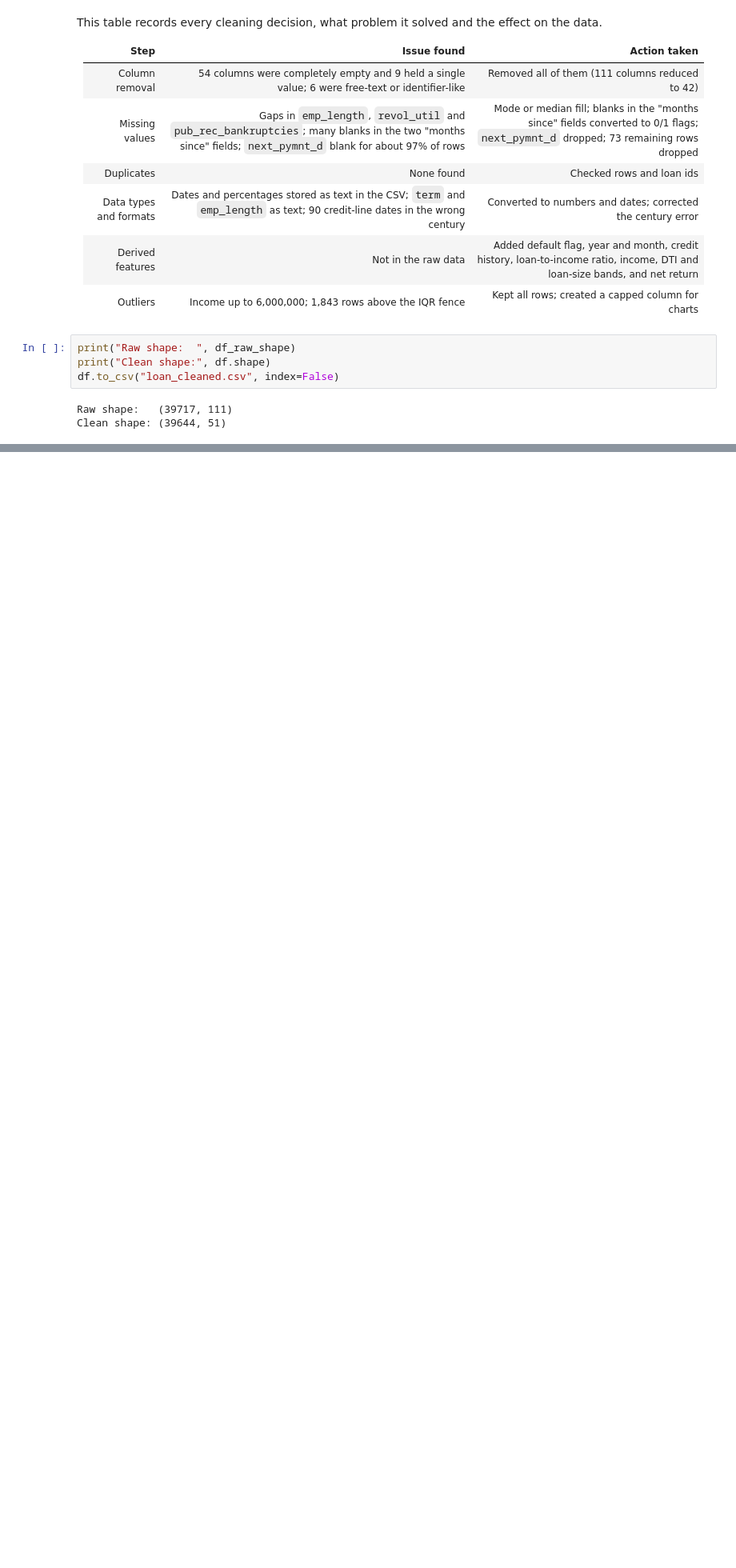
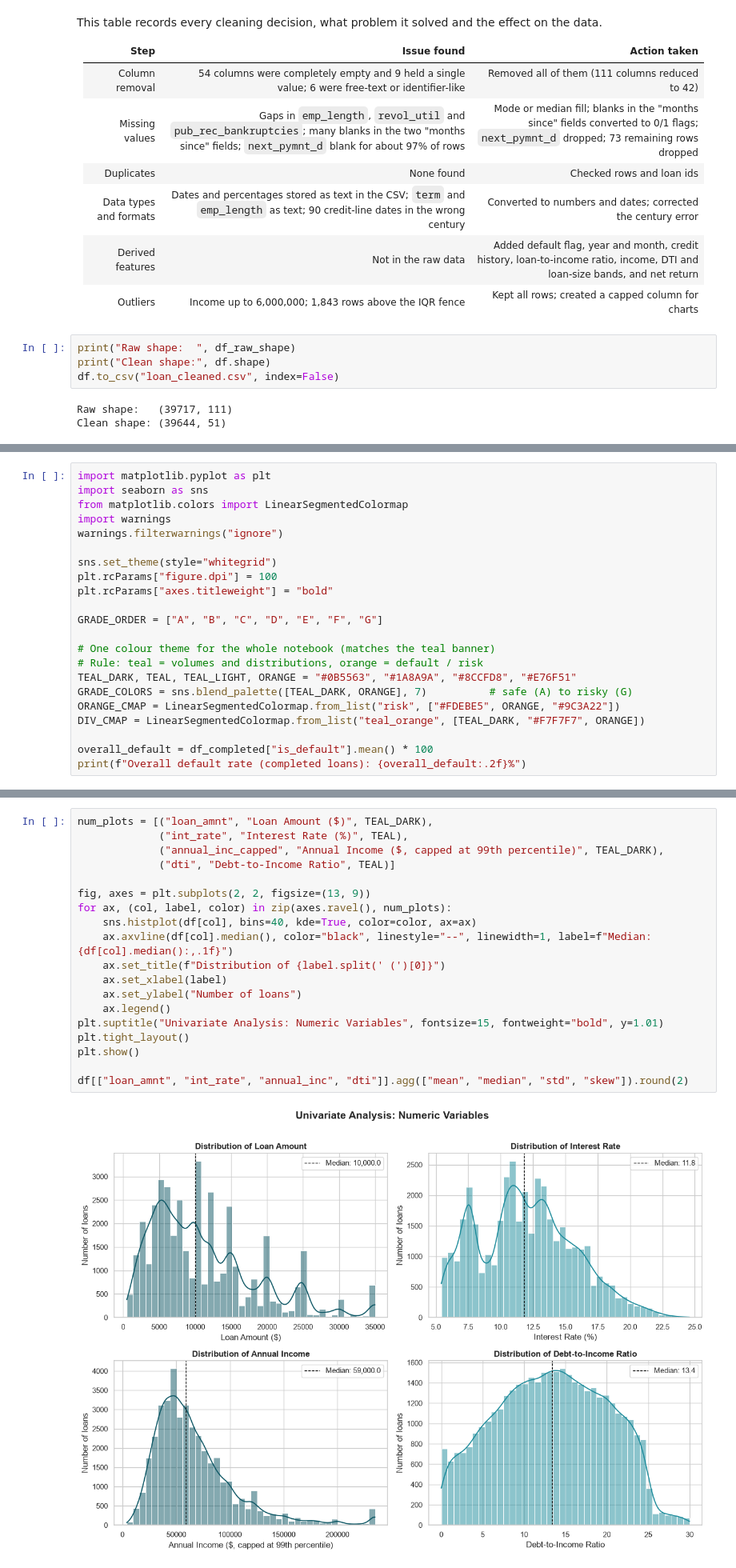
Before and after one commit to deenujoy/Bank-Loan-Default-Risk-Analysis, a Jupyter notebook: Bank-Loan-Default-Risk-Analysis_Cleaned.ipynb, the cells around one changed output, grey strips where cells are left out. Shown at 80% size. Saved outputs shown, nothing was run; the diff lists cells and outputs as text; blank space fills up the shorter version.

```diff
--- a/Bank-Loan-Default-Risk-Analysis_Cleaned.ipynb
+++ b/Bank-Loan-Default-Risk-Analysis_Cleaned.ipynb
@@ -474,0 +496,22 @@ Clean shape: (39644, 51)
+# %%
+import matplotlib.pyplot as plt
+import seaborn as sns
+from matplotlib.colors import LinearSegmentedColormap
+import warnings
+warnings.filterwarnings("ignore")
+
+sns.set_theme(style="whitegrid")
+plt.rcParams["figure.dpi"] = 100
+plt.rcParams["axes.titleweight"] = "bold"
+
+GRADE_ORDER = ["A", "B", "C", "D", "E", "F", "G"]
+
+# One colour theme for the whole notebook (matches the teal banner)
+# Rule: teal = volumes and distributions, orange = default / risk
+TEAL_DARK, TEAL, TEAL_LIGHT, ORANGE = "#0B5563", "#1A8A9A", "#8CCFD8", "#E76F51"
+GRADE_COLORS = sns.blend_palette([TEAL_DARK, ORANGE], 7)          # safe (A) to risky (G)
+ORANGE_CMAP = LinearSegmentedColormap.from_list("risk", ["#FDEBE5", ORANGE, "#9C3A22"])
+DIV_CMAP = LinearSegmentedColormap.from_list("teal_orange", [TEAL_DARK, "#F7F7F7", ORANGE])
+
+overall_default = df_completed["is_default"].mean() * 100
+print(f"Overall default rate (completed loans): {overall_default:.2f}%")
@@ -474,0 +524,21 @@ Clean shape: (39644, 51)
+# %%
+num_plots = [("loan_amnt", "Loan Amount ($)", TEAL_DARK),
+             ("int_rate", "Interest Rate (%)", TEAL),
+             ("annual_inc_capped", "Annual Income ($, capped at 99th percentile)", TEAL_DARK),
+             ("dti", "Debt-to-Income Ratio", TEAL)]
+
+fig, axes = plt.subplots(2, 2, figsize=(13, 9))
+for ax, (col, label, color) in zip(axes.ravel(), num_plots):
+    sns.histplot(df[col], bins=40, kde=True, color=color, ax=ax)
+    ax.axvline(df[col].median(), color="black", linestyle="--", linewidth=1, label=f"Median: {df[col].median():,.1f}")
+    ax.set_title(f"Distribution of {label.split(' (')[0]}")
+    ax.set_xlabel(label)
+    ax.set_ylabel("Number of loans")
+    ax.legend()
+plt.suptitle("Univariate Analysis: Numeric Variables", fontsize=15, fontweight="bold", y=1.01)
+plt.tight_layout()
+plt.show()
+
+df[["loan_amnt", "int_rate", "annual_inc", "dti"]].agg(["mean", "median", "std", "skew"]).round(2)
+# %% [output]
+[figure, added]
```
Also changed, not shown: parts of 51 cells of this notebook.
